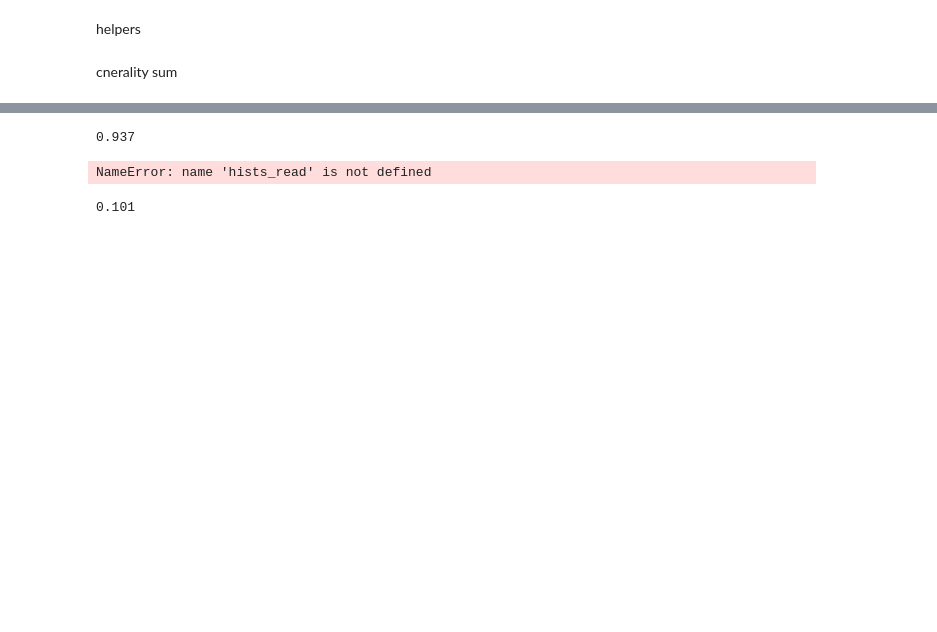
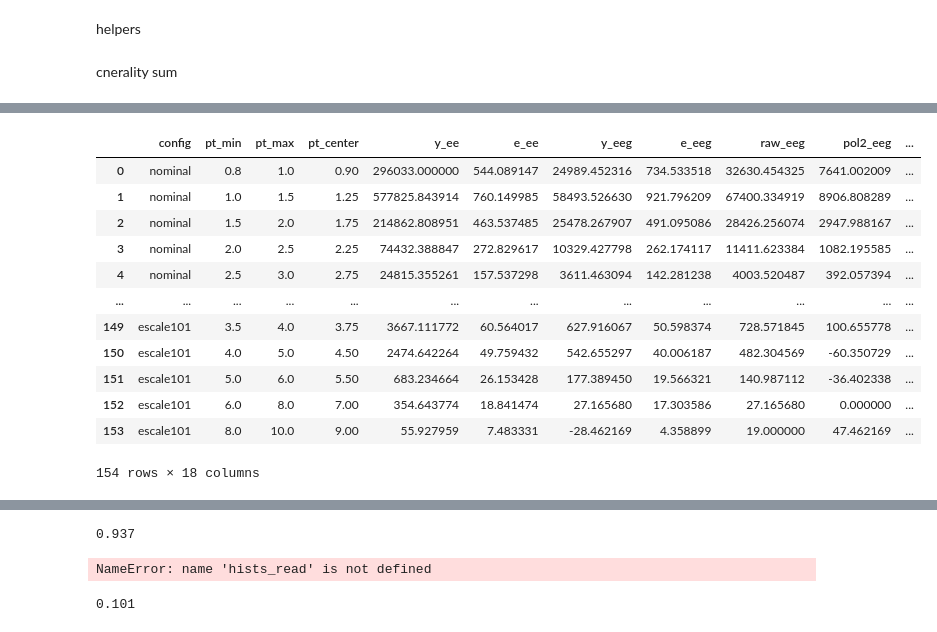
Before and after one commit to mcyoren/DirectPhotonsCuAu, a Jupyter notebook: real/ratio.ipynb, the cells around one changed output, grey strips where cells are left out. Cells and saved outputs as stored; diff of their text form; code cells hidden in the pictures; blank space fills up the shorter version.

```diff
--- a/real/ratio.ipynb
+++ b/real/ratio.ipynb
@@ -1633,0 +1654,16 @@ c_final.Draw()
+# %%
+df_all
+# %% [output]
+|  | config | pt_min | pt_max | pt_center | y_ee | e_ee | y_eeg | e_eeg | raw_eeg | pol2_eeg | ... |
+| 0 | nominal | 0.8 | 1.0 | 0.90 | 296033.000000 | 544.089147 | 24989.452316 | 734.533518 | 32630.454325 | 7641.002009 | ... |
+| 1 | nominal | 1.0 | 1.5 | 1.25 | 577825.843914 | 760.149985 | 58493.526630 | 921.796209 | 67400.334919 | 8906.808289 | ... |
+| 2 | nominal | 1.5 | 2.0 | 1.75 | 214862.808951 | 463.537485 | 25478.267907 | 491.095086 | 28426.256074 | 2947.988167 | ... |
+| 3 | nominal | 2.0 | 2.5 | 2.25 | 74432.388847 | 272.829617 | 10329.427798 | 262.174117 | 11411.623384 | 1082.195585 | ... |
+| 4 | nominal | 2.5 | 3.0 | 2.75 | 24815.355261 | 157.537298 | 3611.463094 | 142.281238 | 4003.520487 | 392.057394 | ... |
+| ... | ... | ... | ... | ... | ... | ... | ... | ... | ... | ... | ... |
+| 149 | escale101 | 3.5 | 4.0 | 3.75 | 3667.111772 | 60.564017 | 627.916067 | 50.598374 | 728.571845 | 100.655778 | ... |
+| 150 | escale101 | 4.0 | 5.0 | 4.50 | 2474.642264 | 49.759432 | 542.655297 | 40.006187 | 482.304569 | -60.350729 | ... |
+| 151 | escale101 | 5.0 | 6.0 | 5.50 | 683.234664 | 26.153428 | 177.389450 | 19.566321 | 140.987112 | -36.402338 | ... |
+| 152 | escale101 | 6.0 | 8.0 | 7.00 | 354.643774 | 18.841474 | 27.165680 | 17.303586 | 27.165680 | 0.000000 | ... |
+| 153 | escale101 | 8.0 | 10.0 | 9.00 | 55.927959 | 7.483331 | -28.462169 | 4.358899 | 19.000000 | 47.462169 | ... |
+154 rows × 18 columns
```
Also changed, not shown: parts of 27 cells of this notebook, 6 other files.
